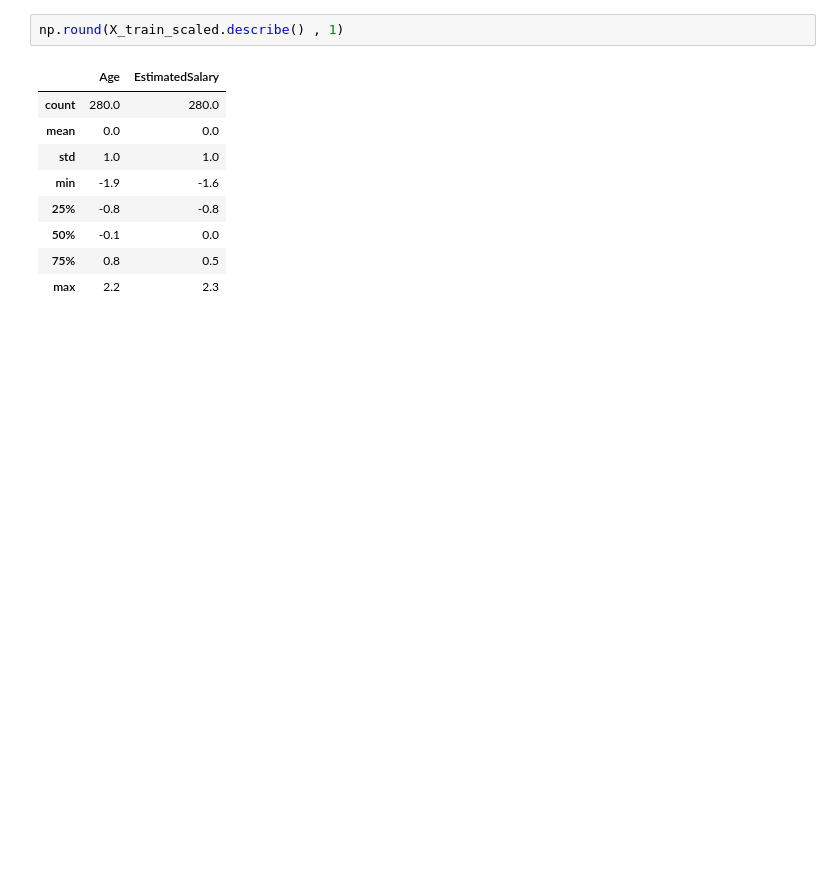
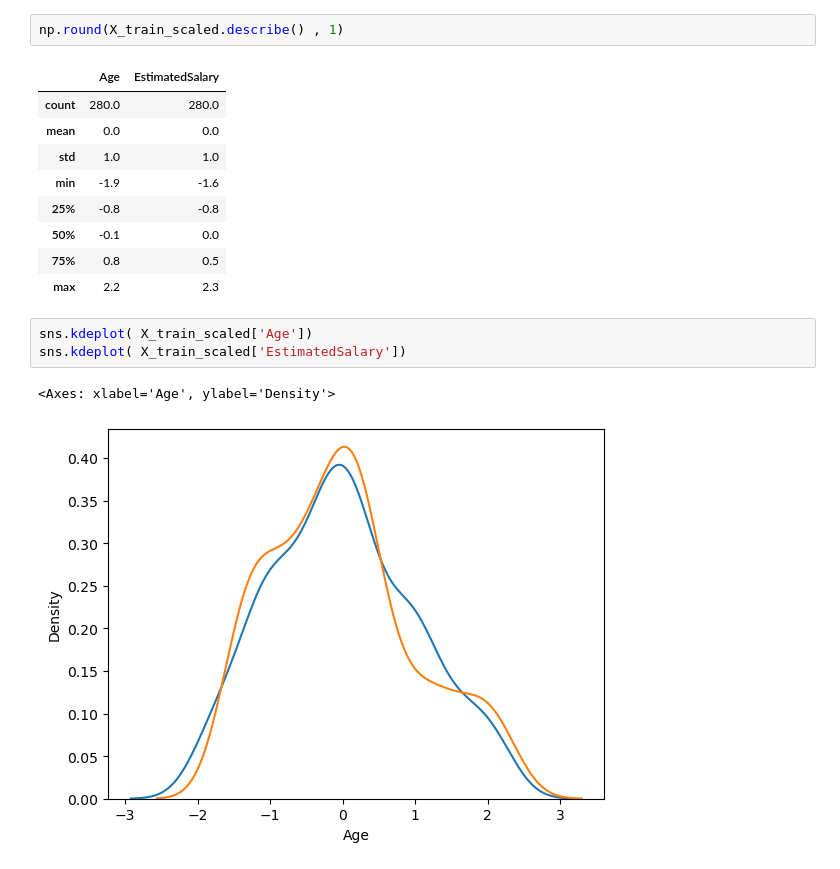
Before and after one commit to anshuiitb/100-days-ml, a Jupyter notebook: Day24 Standardization/Standardization.ipynb, the cells around one changed output. Saved outputs shown, nothing was run; the diff lists cells and outputs as text; blank space fills up the shorter version.

```diff
--- a/Day24 Standardization/Standardization.ipynb
+++ b/Day24 Standardization/Standardization.ipynb
@@ -119,3 +119,9 @@ np.round(X_train_scaled.describe() , 1)
 | 50% | -0.1 | 0.0 |
 | 75% | 0.8 | 0.5 |
 | max | 2.2 | 2.3 |
+# %%
+sns.kdeplot( X_train_scaled['Age'])
+sns.kdeplot( X_train_scaled['EstimatedSalary'])
+# %% [output]
+<Axes: xlabel='Age', ylabel='Density'>
+[figure, added]
```
Also changed, not shown: parts of 1 cell of this notebook, 7 other files.
